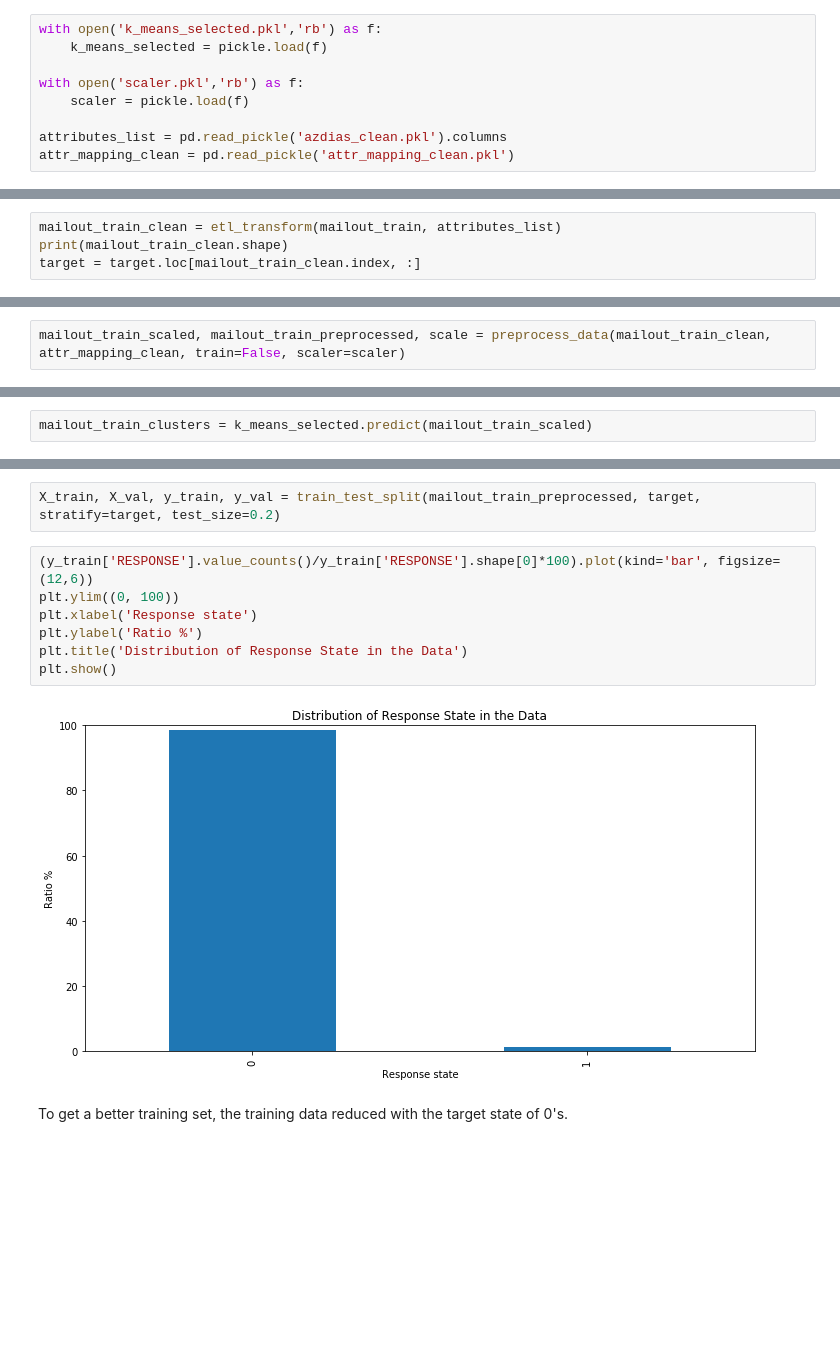
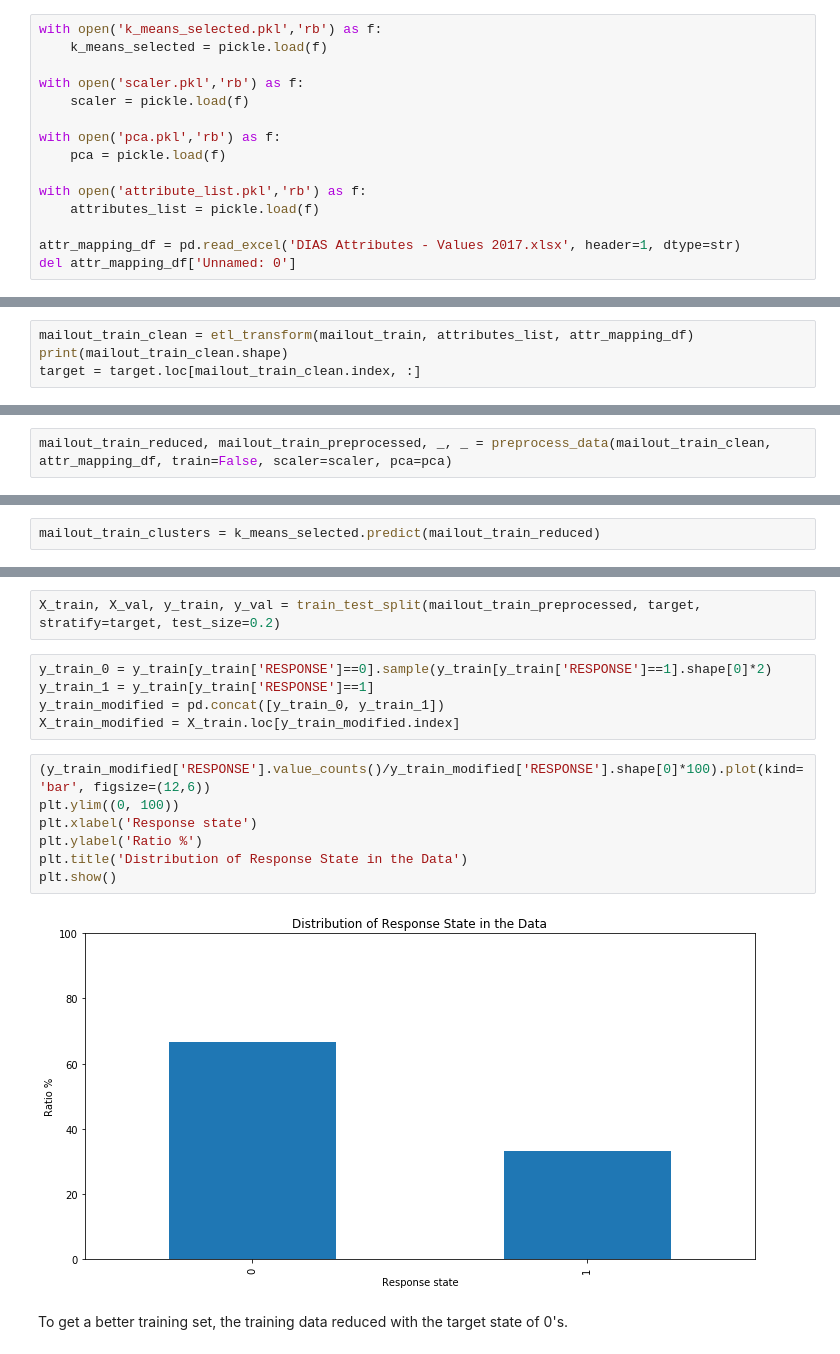
Before and after one commit to yesilkayacan/capstone_arvato, a Jupyter notebook: Arvato_Project_Workbook_main.ipynb, the cells around one changed output, grey strips where cells are left out. Cells and saved outputs as stored; diff of their text form; blank space fills up the shorter version.

```diff
--- a/Arvato_Project_Workbook_main.ipynb
+++ b/Arvato_Project_Workbook_main.ipynb
@@ -717,8 +618,14 @@ with open('k_means_selected.pkl','rb') as f:
 with open('scaler.pkl','rb') as f:
     scaler = pickle.load(f)
 
-attributes_list = pd.read_pickle('azdias_clean.pkl').columns
-attr_mapping_clean = pd.read_pickle('attr_mapping_clean.pkl')
+with open('pca.pkl','rb') as f:
+    pca = pickle.load(f)
+
+with open('attribute_list.pkl','rb') as f:
+    attributes_list = pickle.load(f)
+
+attr_mapping_df = pd.read_excel('DIAS Attributes - Values 2017.xlsx', header=1, dtype=str)
+del attr_mapping_df['Unnamed: 0']
 # %%
 target = mailout_train[['LNR', 'RESPONSE']]
 target.set_index('LNR', inplace=True)
@@ -728,7 +635,7 @@ mailout_train.drop('RESPONSE', axis=1, inplace=True)
 # %% [markdown]
 Cleaning the dataset before analysis
 # %%
-mailout_train_clean = etl_transform(mailout_train, attributes_list)
+mailout_train_clean = etl_transform(mailout_train, attributes_list, attr_mapping_df)
 print(mailout_train_clean.shape)
 target = target.loc[mailout_train_clean.index, :]
 # %% [output]
@@ -751,7 +659,7 @@ plt.show()
 # %% [markdown]
 Applying the trained clusterer to to data to find the categories of the ob servations
 # %%
-mailout_train_scaled, mailout_train_preprocessed, scale = preprocess_data(mailout_train_clean, attr_mapping_clean, train=False, scaler=scaler)
+mailout_train_reduced, mailout_train_preprocessed, _, _ = preprocess_data(mailout_train_clean, attr_mapping_df, train=False, scaler=scaler, pca=pca)
 # %% [output]
 [                                                                        ]   0%
 Filtering qualitative features:
@@ -762,2 +673,2 @@ Standardizing data:
 # %%
-mailout_train_clusters = k_means_selected.predict(mailout_train_scaled)
+mailout_train_clusters = k_means_selected.predict(mailout_train_reduced)
@@ -811,13 +714,18 @@ from sklearn.metrics import plot_confusion_matrix
 # %%
 X_train, X_val, y_train, y_val = train_test_split(mailout_train_preprocessed, target, stratify=target, test_size=0.2)
+# %%
+y_train_0 = y_train[y_train['RESPONSE']==0].sample(y_train[y_train['RESPONSE']==1].shape[0]*2)
+y_train_1 = y_train[y_train['RESPONSE']==1]
+y_train_modified = pd.concat([y_train_0, y_train_1])
+X_train_modified = X_train.loc[y_train_modified.index]
 # %%
-(y_train['RESPONSE'].value_counts()/y_train['RESPONSE'].shape[0]*100).plot(kind='bar', figsize=(12,6))
+(y_train_modified['RESPONSE'].value_counts()/y_train_modified['RESPONSE'].shape[0]*100).plot(kind='bar', figsize=(12,6))
 plt.ylim((0, 100))
 plt.xlabel('Response state')
 plt.ylabel('Ratio %')
 plt.title('Distribution of Response State in the Data')
 plt.show()
 # %% [output]
-[figure, old version]
+[figure, new version]
 # %% [markdown]
 To get a better training set, the training data reduced with the target state of 0's.
```
Also changed, not shown: parts of 32 cells of this notebook.
